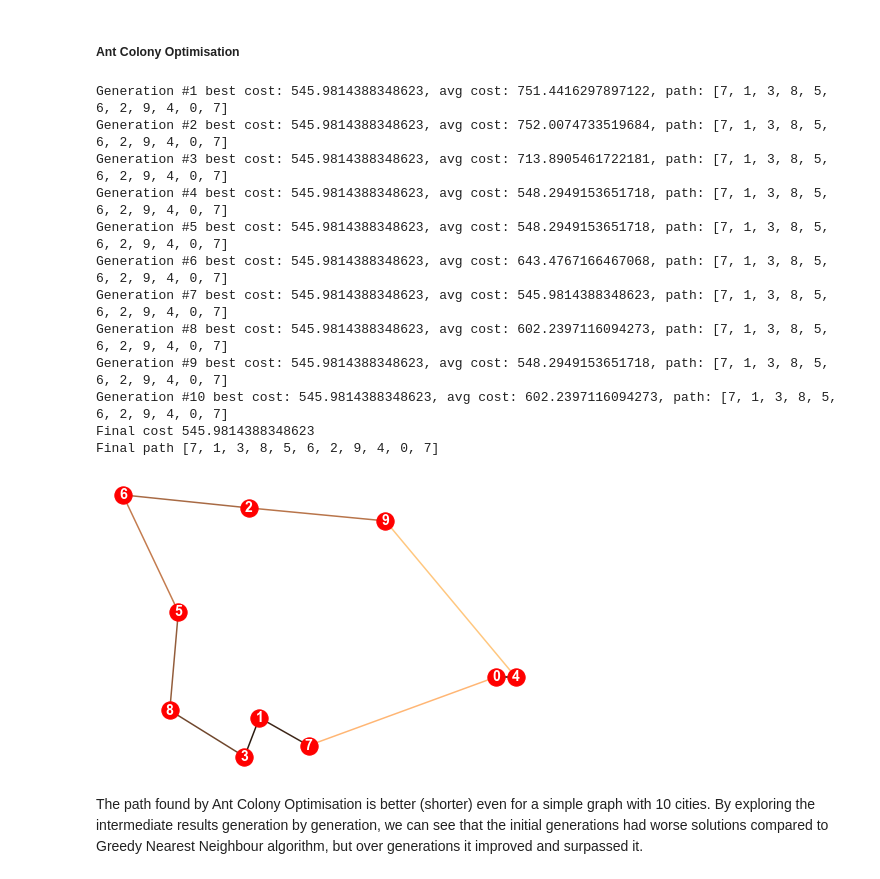
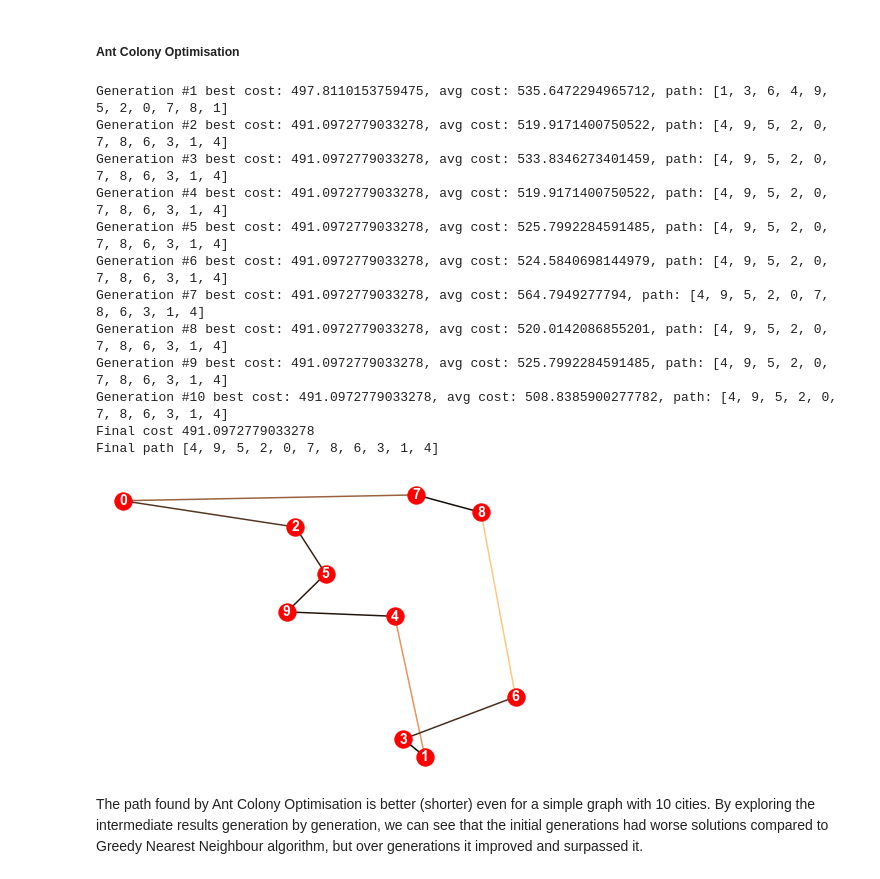
Before and after one commit to danielj0nes/metaheuristics, a Jupyter notebook: Group 07 Coursework.ipynb, the cells around one changed output. Cells and saved outputs as stored; diff of their text form; code cells hidden in the pictures.

```diff
--- a/Group 07 Coursework.ipynb
+++ b/Group 07 Coursework.ipynb
@@ -413,6 +410,6 @@ Assuming that the ant count $m$ and generation count $g$ doesn't change dependin
 # %%
 class AntColonyOptimisation:
-    def __init__(self, ant_count=10, generations=100, alpha=1.0, beta=5.0, \
+    def __init__(self, ant_count=20, generations=10, alpha=1.0, beta=10.0, \
                  residual_coefficient=0.5, pheromone_intensity=10.0, verbose=False):
         self.ant_count = ant_count  # Ants per generation
         self.generations = generations  # Total ant generations
@@ -558,25 +565,25 @@ Final path [0, 4, 9, 2, 6, 5, 8, 1, 3, 7, 0]
 # %% [markdown]
 ##### Ant Colony Optimisation
 # %%
-aco = AntColonyOptimisation(generations=10, ant_count=10, verbose=True)
+aco = AntColonyOptimisation(generations=10, ant_count=20, verbose=True)
 path, weight = aco.solve(G)
 print('Final cost', weight)
 print('Final path', path)
 draw(G, path)
 # %% [output]
-Generation #1 best cost: 545.9814388348623, avg cost: 751.4416297897122, path: [7, 1, 3, 8, 5, 6, 2, 9, 4, 0, 7]
-Generation #2 best cost: 545.9814388348623, avg cost: 752.0074733519684, path: [7, 1, 3, 8, 5, 6, 2, 9, 4, 0, 7]
-Generation #3 best cost: 545.9814388348623, avg cost: 713.8905461722181, path: [7, 1, 3, 8, 5, 6, 2, 9, 4, 0, 7]
-Generation #4 best cost: 545.9814388348623, avg cost: 548.2949153651718, path: [7, 1, 3, 8, 5, 6, 2, 9, 4, 0, 7]
-Generation #5 best cost: 545.9814388348623, avg cost: 548.2949153651718, path: [7, 1, 3, 8, 5, 6, 2, 9, 4, 0, 7]
-Generation #6 best cost: 545.9814388348623, avg cost: 643.4767166467068, path: [7, 1, 3, 8, 5, 6, 2, 9, 4, 0, 7]
-Generation #7 best cost: 545.9814388348623, avg cost: 545.9814388348623, path: [7, 1, 3, 8, 5, 6, 2, 9, 4, 0, 7]
-Generation #8 best cost: 545.9814388348623, avg cost: 602.2397116094273, path: [7, 1, 3, 8, 5, 6, 2, 9, 4, 0, 7]
-Generation #9 best cost: 545.9814388348623, avg cost: 548.2949153651718, path: [7, 1, 3, 8, 5, 6, 2, 9, 4, 0, 7]
-Generation #10 best cost: 545.9814388348623, avg cost: 602.2397116094273, path: [7, 1, 3, 8, 5, 6, 2, 9, 4, 0, 7]
-Final cost 545.9814388348623
-Final path [7, 1, 3, 8, 5, 6, 2, 9, 4, 0, 7]
+Generation #1 best cost: 497.8110153759475, avg cost: 535.6472294965712, path: [1, 3, 6, 4, 9, 5, 2, 0, 7, 8, 1]
+Generation #2 best cost: 491.0972779033278, avg cost: 519.9171400750522, path: [4, 9, 5, 2, 0, 7, 8, 6, 3, 1, 4]
+Generation #3 best cost: 491.0972779033278, avg cost: 533.8346273401459, path: [4, 9, 5, 2, 0, 7, 8, 6, 3, 1, 4]
+Generation #4 best cost: 491.0972779033278, avg cost: 519.9171400750522, path: [4, 9, 5, 2, 0, 7, 8, 6, 3, 1, 4]
+Generation #5 best cost: 491.0972779033278, avg cost: 525.7992284591485, path: [4, 9, 5, 2, 0, 7, 8, 6, 3, 1, 4]
+Generation #6 best cost: 491.0972779033278, avg cost: 524.5840698144979, path: [4, 9, 5, 2, 0, 7, 8, 6, 3, 1, 4]
+Generation #7 best cost: 491.0972779033278, avg cost: 564.7949277794, path: [4, 9, 5, 2, 0, 7, 8, 6, 3, 1, 4]
+Generation #8 best cost: 491.0972779033278, avg cost: 520.0142086855201, path: [4, 9, 5, 2, 0, 7, 8, 6, 3, 1, 4]
+Generation #9 best cost: 491.0972779033278, avg cost: 525.7992284591485, path: [4, 9, 5, 2, 0, 7, 8, 6, 3, 1, 4]
+Generation #10 best cost: 491.0972779033278, avg cost: 508.8385900277782, path: [4, 9, 5, 2, 0, 7, 8, 6, 3, 1, 4]
+Final cost 491.0972779033278
+Final path [4, 9, 5, 2, 0, 7, 8, 6, 3, 1, 4]
-[figure, old version]
+[figure, new version]
 # %% [markdown]
 The path found by Ant Colony Optimisation is better (shorter) even for a simple graph with 10 cities. By exploring the intermediate results generation by generation, we can see that the initial generations had worse solutions compared to Greedy Nearest Neighbour algorithm, but over generations it improved and surpassed it.
 # %% [markdown]
```
Also changed, not shown: parts of 42 cells of this notebook, 1 other file.
